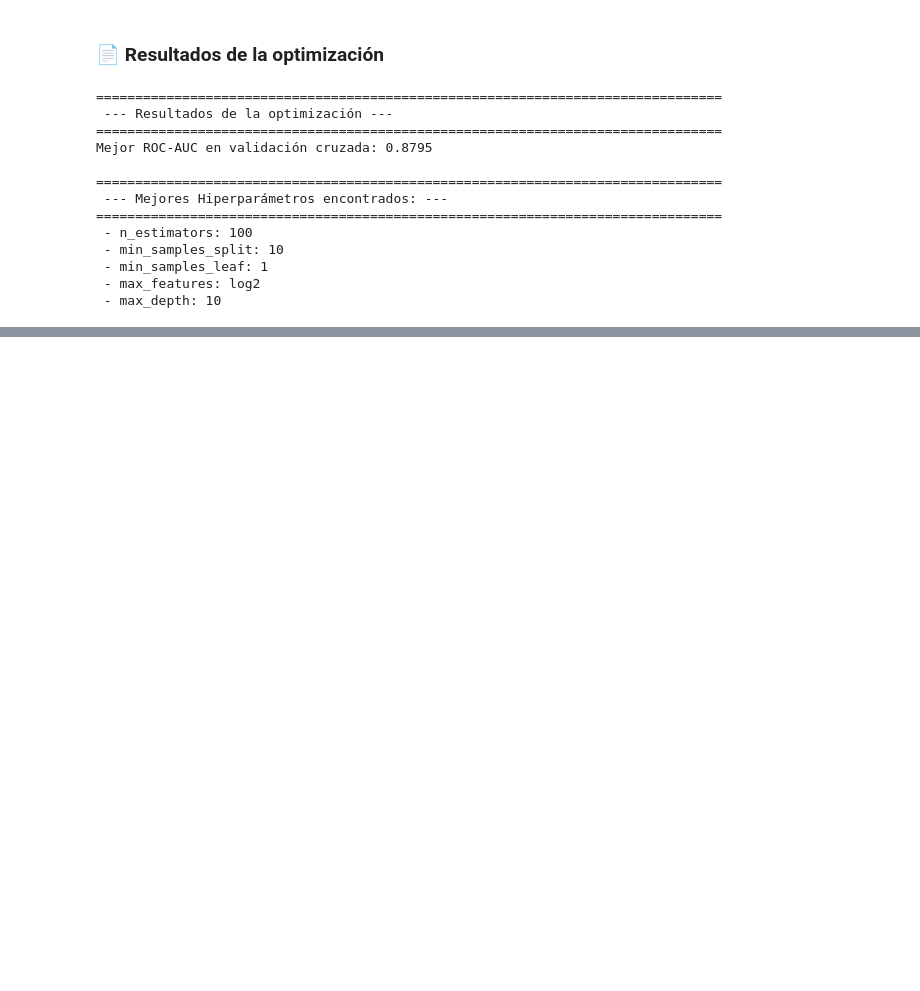
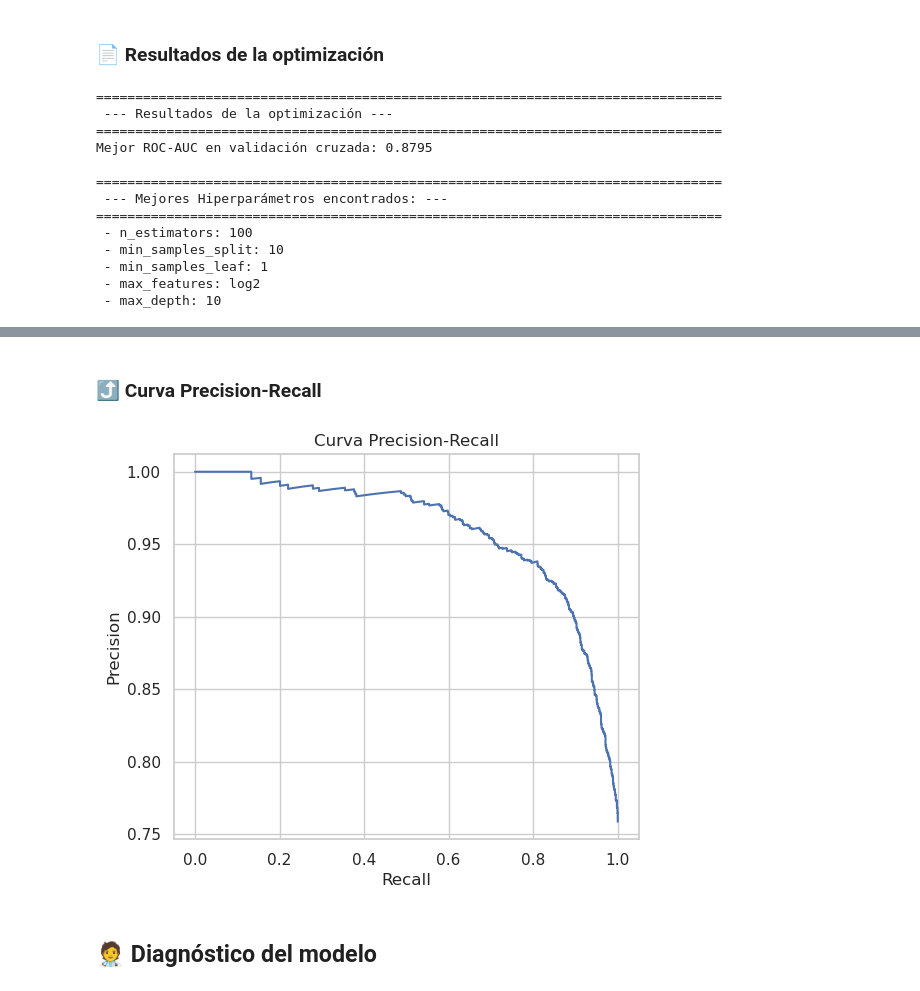
Before and after one commit to RamRider89/aplicaciones-ciencia-datos, a Jupyter notebook: actividades/actividad-2/Actividad_2_Carlos_Duarte.ipynb, the cells around one changed output, grey strips where cells are left out. Cells and saved outputs as stored; diff of their text form; code cells hidden in the pictures; blank space fills up the shorter version.

```diff
--- a/actividades/actividad-2/Actividad_2_Carlos_Duarte.ipynb
+++ b/actividades/actividad-2/Actividad_2_Carlos_Duarte.ipynb
@@ -545,0 +672,21 @@ Mejor ROC-AUC en validación cruzada: 0.8795
+# %% [markdown]
+### ⤴️ Curva Precision-Recall
+# %%
+# ------------------------------------------------------------------------------
+# curva precision recall
+# ------------------------------------------------------------------------------
+from sklearn.metrics import (precision_recall_curve)
+
+prec, rec, _ = precision_recall_curve(y_test, y_proba)
+
+plt.figure(figsize=(6, 5))
+plt.plot(rec, prec)
+plt.title("Curva Precision-Recall")
+plt.xlabel("Recall")
+plt.ylabel("Precision")
+plt.savefig('figs/4-curva-p-recall.png')
+plt.show()
+# %% [output]
+[figure, added]
+# %% [markdown]
+## 🧑‍⚕️ Diagnóstico del modelo
```
Also changed, not shown: parts of 55 cells of this notebook, 9 other files.
